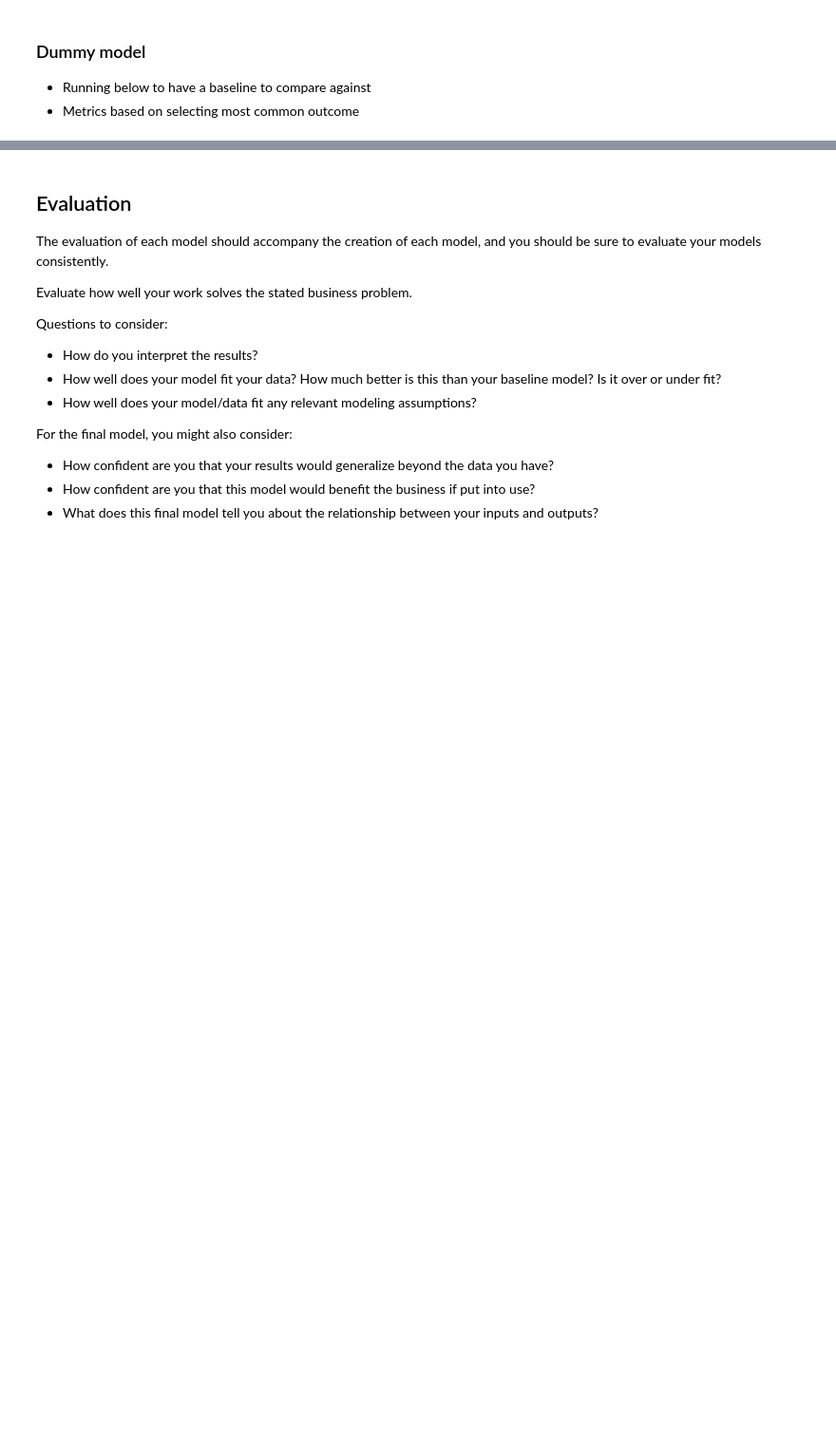
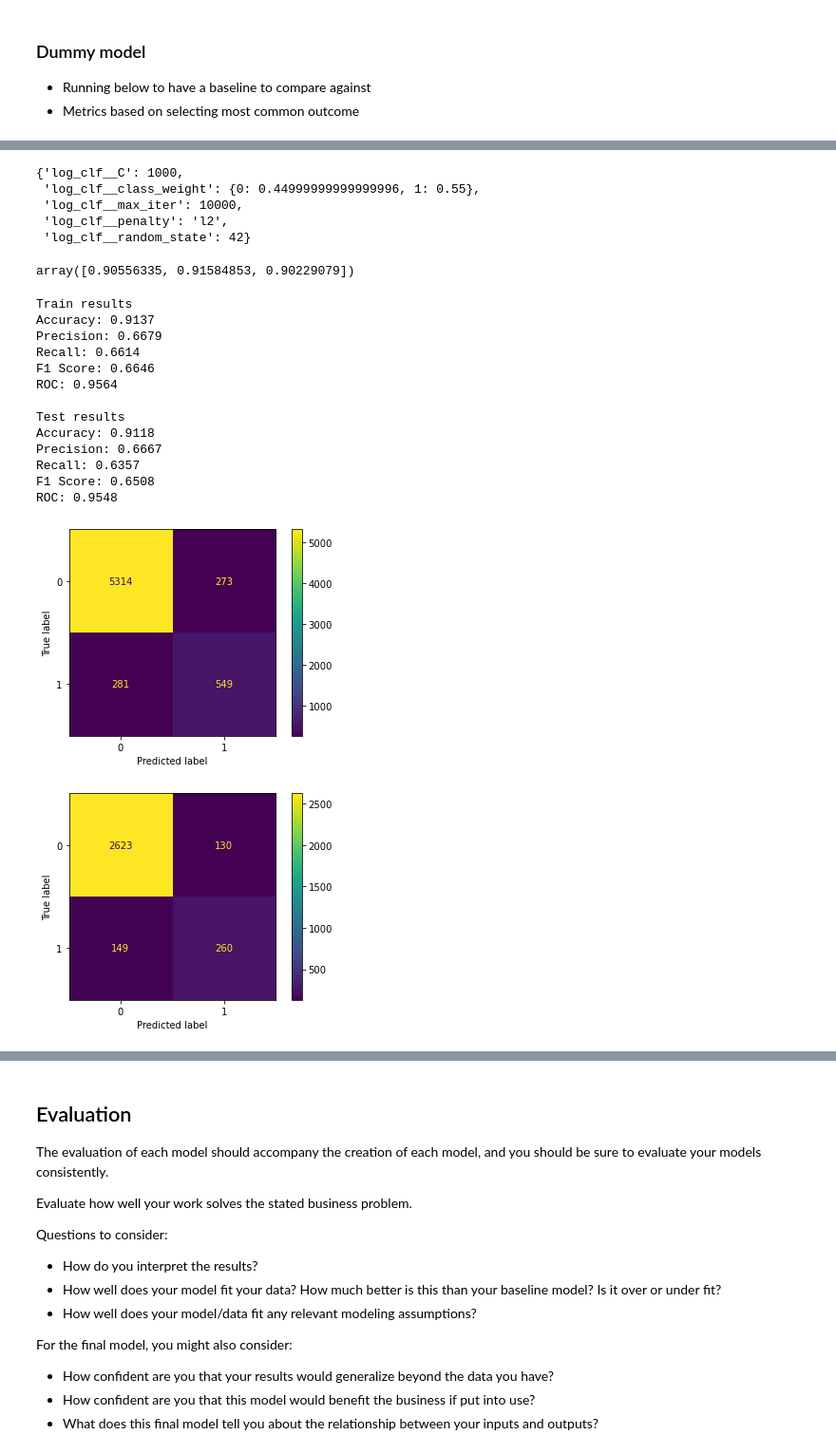
Before and after one commit to CGPinDC/Bird-Classification-Project, a Jupyter notebook: notebooks/jeff/Marvel_notebook.ipynb, the cells around one changed output, grey strips where cells are left out. Shown at 95% size. Drawn from its saved outputs; the diff is of its cells as text; code cells hidden in the pictures; blank space fills up the shorter version.

```diff
--- a/notebooks/jeff/Marvel_notebook.ipynb
+++ b/notebooks/jeff/Marvel_notebook.ipynb
@@ -339,0 +598,24 @@ F1 Score: 0.5855
+# %%
+# Create log_reg2 Pipeline
+
+log_reg2 = Pipeline(steps=[
+                   ('preprocessor', preprocessor),
+                   ('log_clf', LogisticRegression())
+])
+# %%
+# Set up parameters for the logistic regression
+
+weights = np.linspace(0.05, 0.95, 10)
+
+log_param_grid = {
+'log_clf__penalty': ['l1', 'l2'],
+'log_clf__C': [0.01, 0.1, 1, 100, 1000],
+'log_clf__class_weight': [{0: x, 1: 1.0-x} for x in weights],
+'log_clf__max_iter': [10000],
+'log_clf__random_state': [42]
+}
+# %%
+log_grid_search = GridSearchCV(log_reg2, log_param_grid, return_train_score=True, cv=3)
+
+# Fit to the data
+log_grid_search.fit(X_train, y_train)
@@ -339,0 +657,49 @@ F1 Score: 0.5855
+# %%
+# Return best params
+# Best params are very close to what we had in the original model, but will double check to be sure
+
+log_grid_search.best_params_
+# %% [output]
+{'log_clf__C': 1000,
+ 'log_clf__class_weight': {0: 0.44999999999999996, 1: 0.55},
+ 'log_clf__max_iter': 10000,
+ 'log_clf__penalty': 'l2',
+ 'log_clf__random_state': 42}
+# %%
+log_reg_best_params = Pipeline(steps=[
+                              ('preprocessor', preprocessor),
+                              ('log_clf', LogisticRegression(random_state=42, class_weight={0: 0.45, 1: 0.55}, max_iter=10000, C=1000))
+])
+
+log_reg_best_params.fit(X_train, y_train)
+
+output3 = cross_validate(log_reg_best_params, X_train, y_train, cv=3, scoring=['accuracy', 'roc_auc'])
+
+output3['test_accuracy']
+# %% [output]
+array([0.90556335, 0.91584853, 0.90229079])
+# %%
+for i, item in enumerate([(X_train, y_train), (X_test, y_test)]):
+    if i == 0:
+        print("Train results")
+    else:
+        print("Test results")
+
+    acc, prec, rec, f1 = evaluate_model(log_reg_best_params, item[0], item[1], plot_cf=True)
+    print('')
+# %% [output]
+Train results
+Accuracy: 0.9137
+Precision: 0.6679
+Recall: 0.6614
+F1 Score: 0.6646
+ROC: 0.9564
+
+Test results
+Accuracy: 0.9118
+Precision: 0.6667
+Recall: 0.6357
+F1 Score: 0.6508
+ROC: 0.9548
+[figure, added]
+[figure, added]
```
Also changed, not shown: parts of 131 cells of this notebook, 1 other file.
